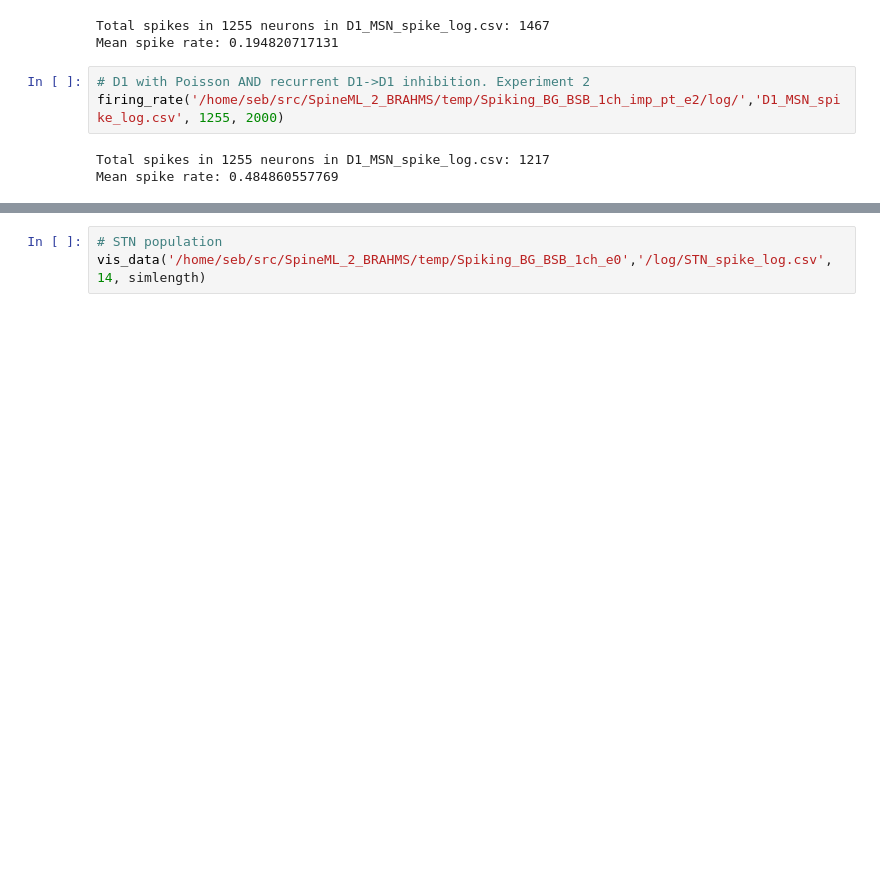
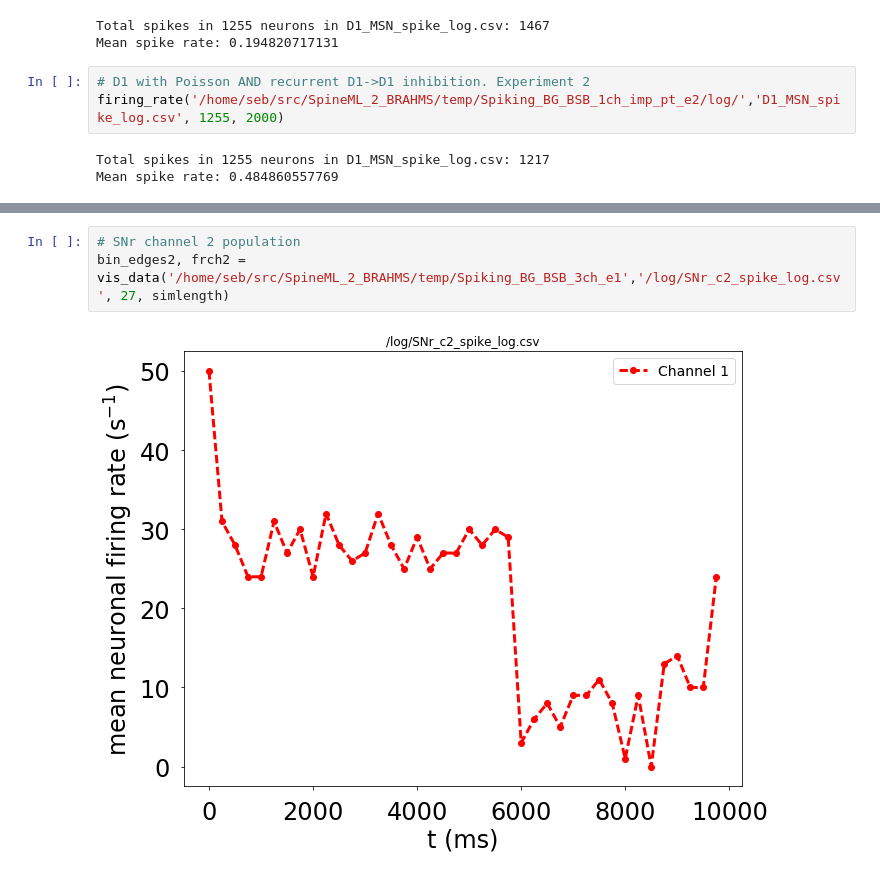
Before and after one commit to ABRG-Models/GPR-BSB, a Jupyter notebook: labbook/GPR-BSB-1CH.ipynb, the cells around one changed output, grey strips where cells are left out. Cells and saved outputs as stored; diff of their text form; blank space fills up the shorter version.

```diff
--- a/labbook/GPR-BSB-1CH.ipynb
+++ b/labbook/GPR-BSB-1CH.ipynb
@@ -189,4 +310,6 @@ vis_data('/home/seb/src/SpineML_2_BRAHMS/temp/Spiking_BG_BSB_1ch_e0','/log/GPe_s
 # %%
-# STN population
-vis_data('/home/seb/src/SpineML_2_BRAHMS/temp/Spiking_BG_BSB_1ch_e0','/log/STN_spike_log.csv', 14, simlength)
+# SNr channel 2 population
+bin_edges2, frch2 = vis_data('/home/seb/src/SpineML_2_BRAHMS/temp/Spiking_BG_BSB_3ch_e1','/log/SNr_c2_spike_log.csv', 27, simlength)
+# %% [output]
+[figure, added]
 # %%
```
Also changed, not shown: parts of 14 cells of this notebook, 1 other file.
